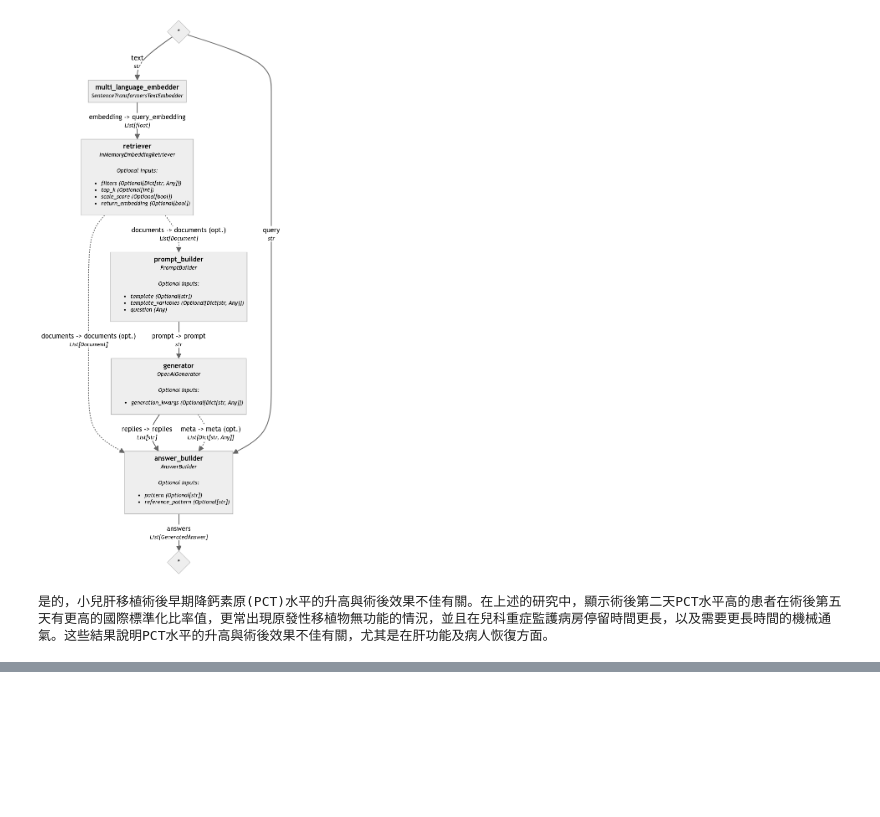
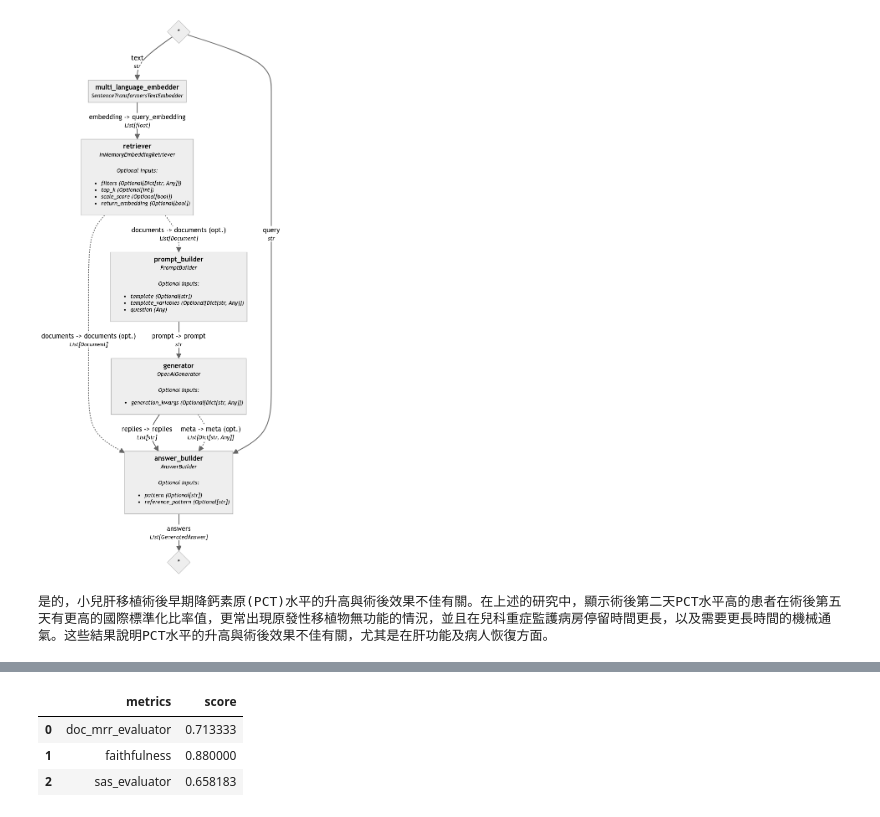
Before and after one commit to samhsiao6238/PythonFinance_2024, a Jupyter notebook: D30_Haystack+RAG/00_範例/ex15_評估 RAG 管道.ipynb, the cells around one changed output, grey strips where cells are left out. Saved outputs shown, nothing was run; the diff lists cells and outputs as text; code cells hidden in the pictures; blank space fills up the shorter version.

```diff
--- a/D30_Haystack+RAG/00_範例/ex15_評估 RAG 管道.ipynb
+++ b/D30_Haystack+RAG/00_範例/ex15_評估 RAG 管道.ipynb
@@ -280,0 +430,21 @@ print(response["answer_builder"]["answers"][0].data)
+# %%
+from haystack.evaluation.eval_run_result import EvaluationRunResult
+
+inputs = {
+    "question": list(questions),
+    "contexts": list([d.content] for d in ground_truth_docs),
+    "answer": list(ground_truth_answers),
+    "predicted_answer": rag_answers,
+}
+
+evaluation_result = EvaluationRunResult(
+    run_name="pubmed_rag_pipeline",
+    inputs=inputs,
+    results=results
+)
+evaluation_result.score_report()
+# %% [output]
+|  | metrics | score |
+| 0 | doc_mrr_evaluator | 0.713333 |
+| 1 | faithfulness | 0.880000 |
+| 2 | sas_evaluator | 0.658183 |
```
Also changed, not shown: parts of 10 cells of this notebook, 7 other files.
